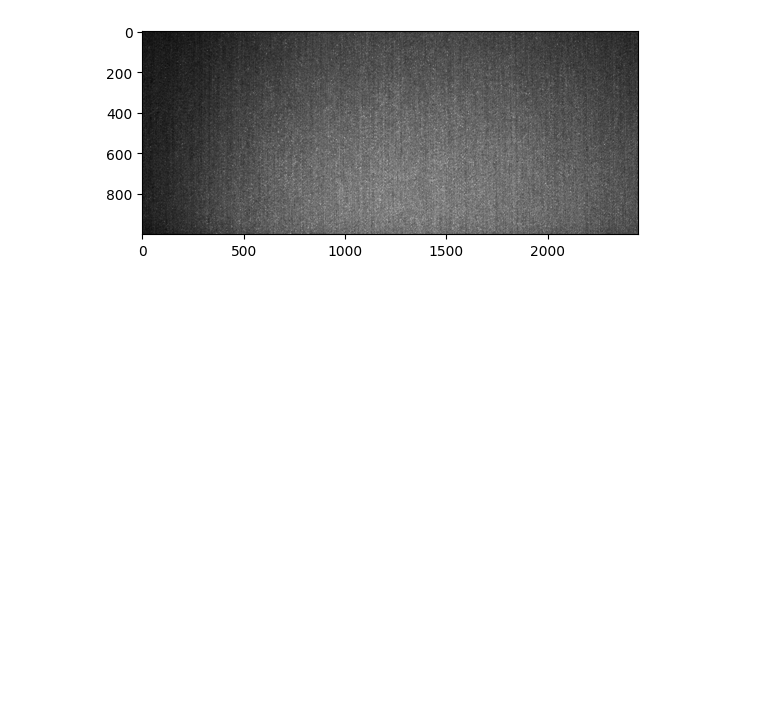
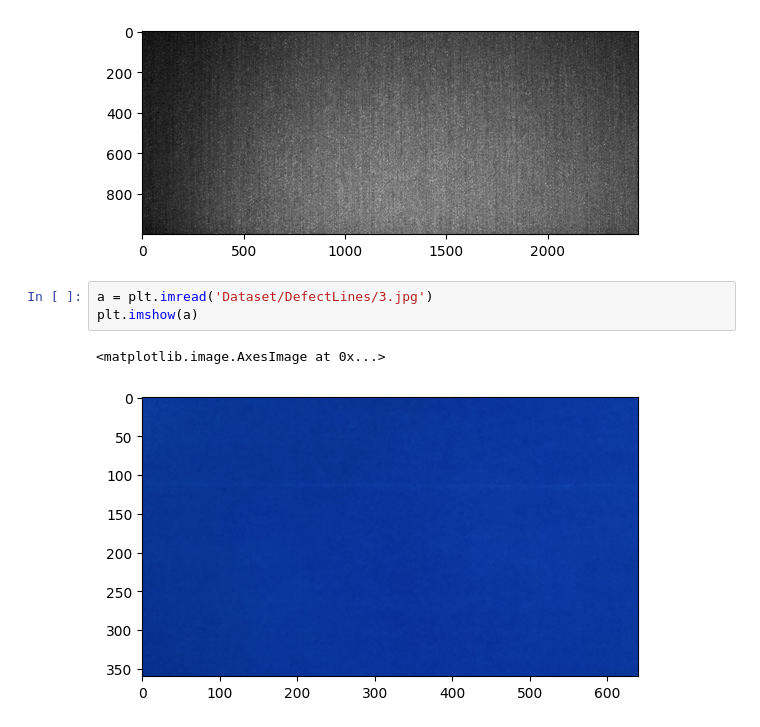
Before and after one commit to Aldiklisman/K10_ProjekPCD, a Jupyter notebook: cobacoba.ipynb, the cells around one changed output. Saved outputs shown, nothing was run; the diff lists cells and outputs as text; blank space fills up the shorter version.

```diff
--- a/cobacoba.ipynb
+++ b/cobacoba.ipynb
@@ -26,3 +26,9 @@ plt.imshow(a_gray, cmap='gray')
 # %% [output]
 <matplotlib.image.AxesImage at 0x...>
 [figure]
+# %%
+a = plt.imread('Dataset/DefectLines/3.jpg')
+plt.imshow(a)
+# %% [output]
+<matplotlib.image.AxesImage at 0x...>
+[figure, added]
```
Also changed, not shown: parts of 1 cell of this notebook, 4 other files.
